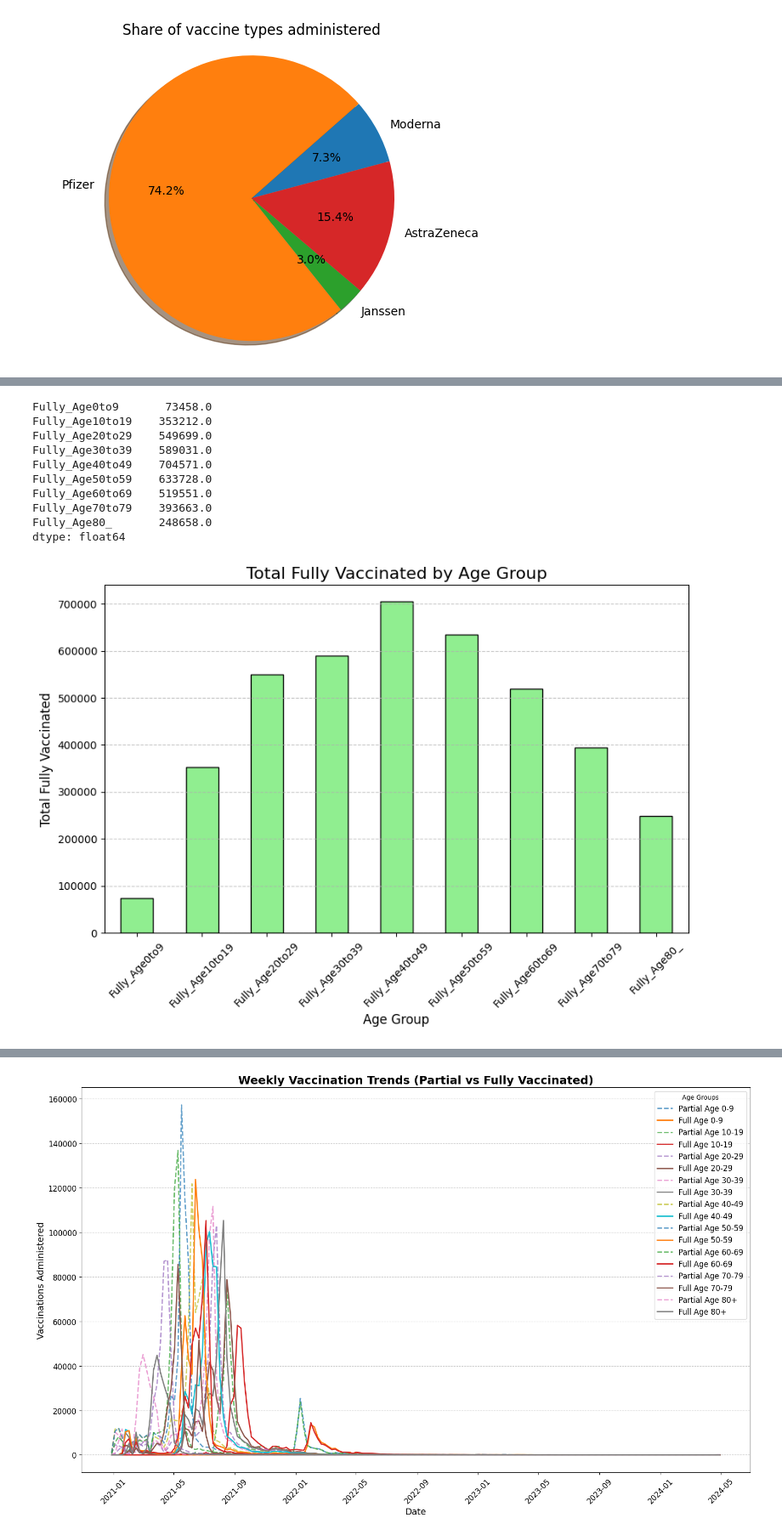
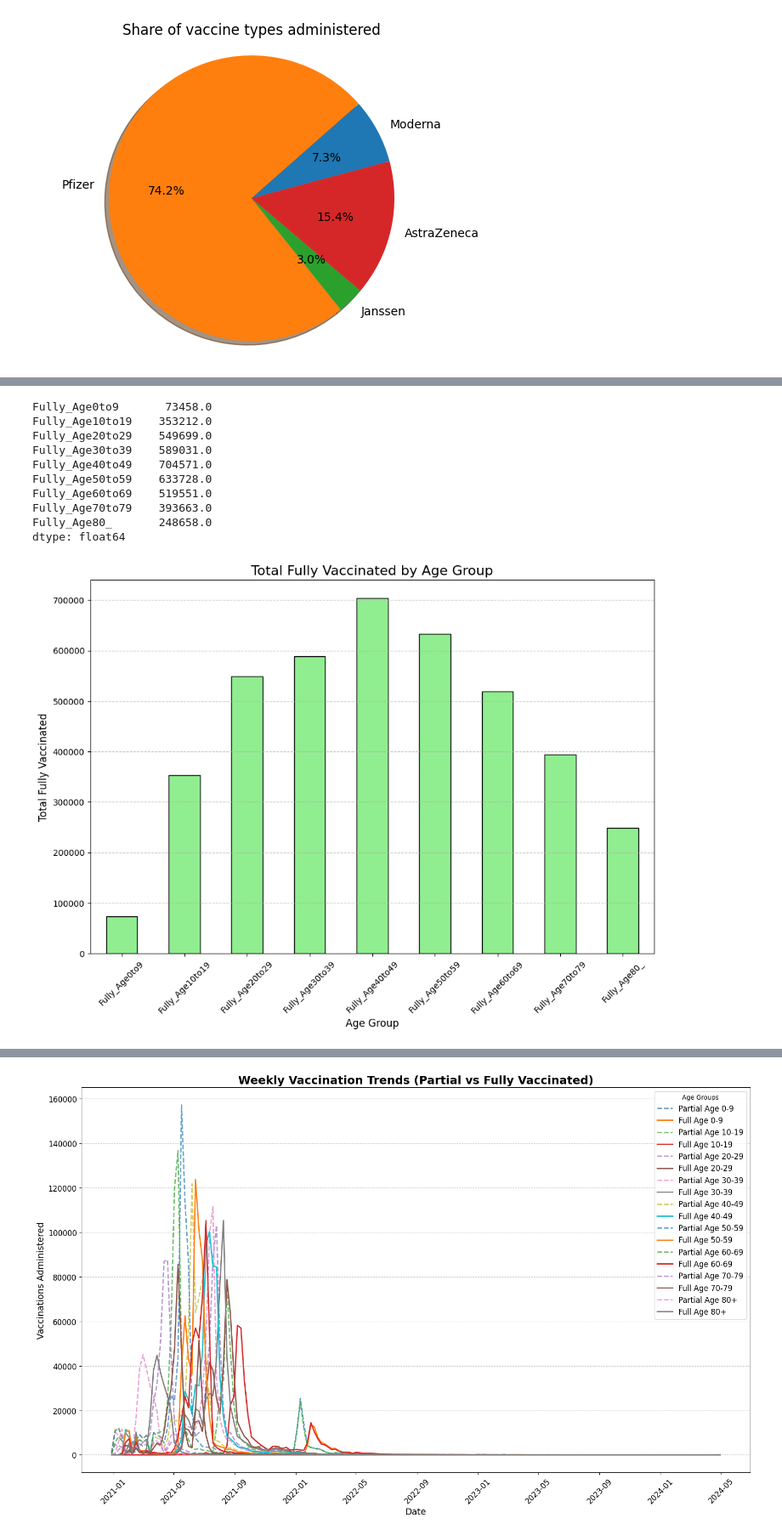
Before and after one commit to jakedaly97/PFDA, a Jupyter notebook: project/bigproject.ipynb, the cells around one changed output, grey strips where cells are left out. Shown at 85% size. Cells and saved outputs as stored; diff of their text form; code cells hidden in the pictures.

```diff
--- a/project/bigproject.ipynb
+++ b/project/bigproject.ipynb
@@ -337,6 +367,4 @@ dtype: float64
 # %%
-import matplotlib.pyplot as plt
-
 # Extract columns related to fully vaccinated age groups
 fully_vaccinated_columns = [
     'Fully_Age0to9', 'Fully_Age10to19', 'Fully_Age20to29',
@@ -350,39 +378,39 @@ total_fully_vaccinated_by_age = df_cleaned[fully_vaccinated_columns].sum()
 print(total_fully_vaccinated_by_age)
 
 # Plot total fully vaccinated by age group
-plt.figure(figsize=(10, 6))
+plt.figure(figsize=(12, 8))
 total_fully_vaccinated_by_age.plot(kind='bar', color='lightgreen', edgecolor='black')
 plt.title('Total Fully Vaccinated by Age Group', fontsize=16)
 plt.xlabel('Age Group', fontsize=12)
 plt.ylabel('Total Fully Vaccinated', fontsize=12)
 plt.xticks(rotation=45)
 plt.grid(axis='y', linestyle='--', alpha=0.7)
 plt.show()
 
 # 2. Trends over time for fully vaccinated age groups
 plt.figure(figsize=(12, 8))
 for column in fully_vaccinated_columns:
     plt.plot(df_cleaned['Date'], df_cleaned[column], label=column)
 
 plt.title('Weekly Fully Vaccinated by Age Group', fontsize=16)
 plt.xlabel('Date', fontsize=12)
 plt.ylabel('Weekly Fully Vaccinated', fontsize=12)
 plt.legend(title="Age Groups")
 plt.xticks(rotation=45)
 plt.grid(axis='y', linestyle='--', alpha=0.7)
 plt.tight_layout()
 plt.show()
 # %% [output]
 Fully_Age0to9       73458.0
 Fully_Age10to19    353212.0
 Fully_Age20to29    549699.0
 Fully_Age30to39    589031.0
 Fully_Age40to49    704571.0
 Fully_Age50to59    633728.0
 Fully_Age60to69    519551.0
 Fully_Age70to79    393663.0
 Fully_Age80_       248658.0
 dtype: float64
-[figure, old version]
+[figure, new version]
 [figure]
 # %%
```
Also changed, not shown: parts of 23 cells of this notebook.
